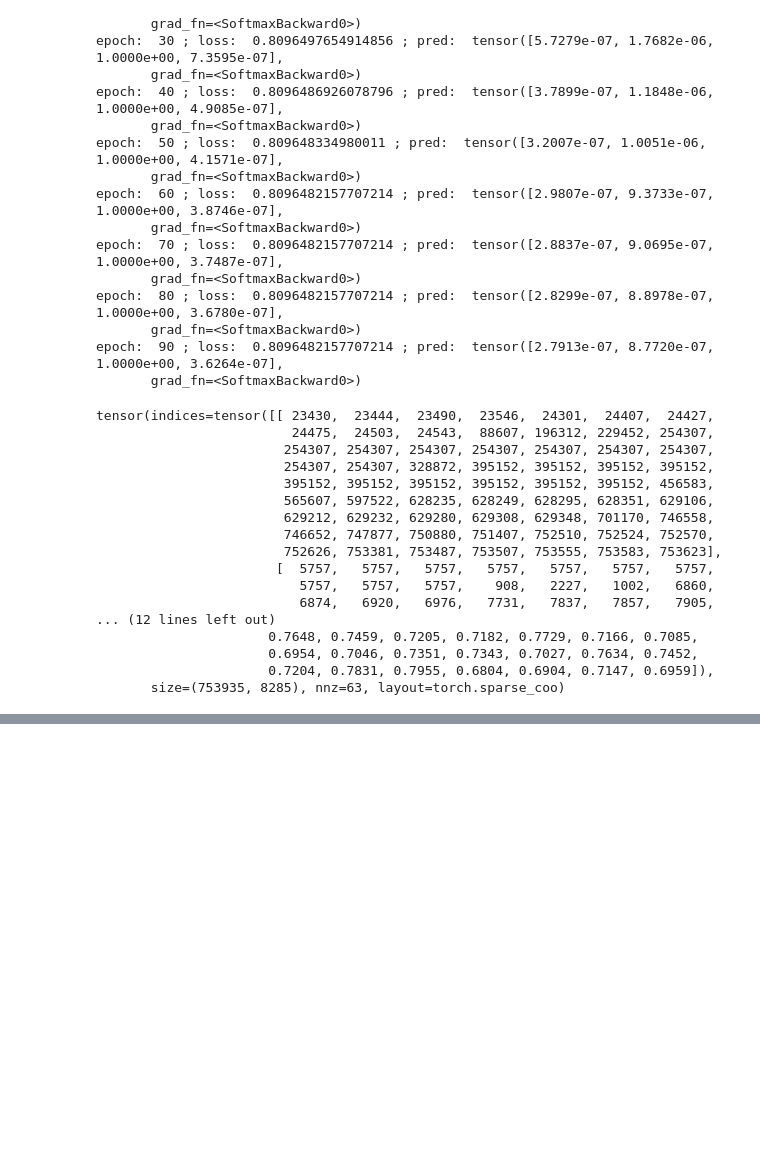
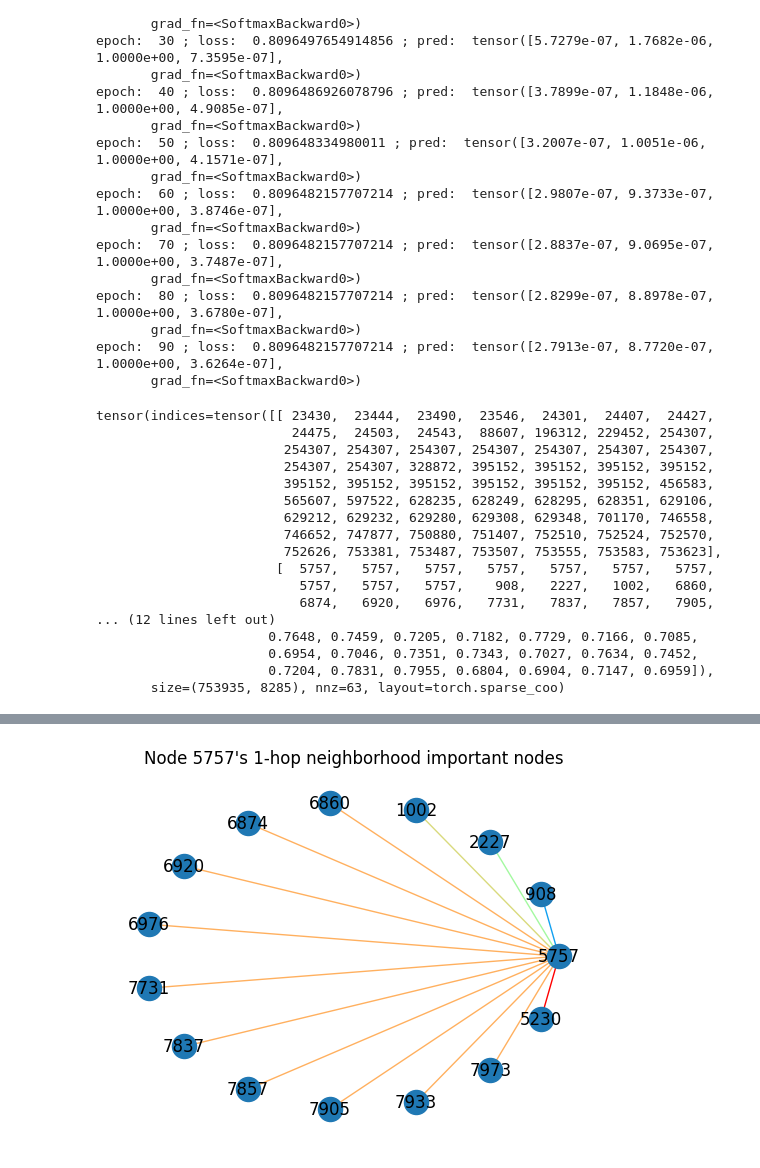
Before and after one commit to traopia/RGCN-Explainer, a Jupyter notebook: RGCN_explainer.ipynb, the cells around one changed output, grey strips where cells are left out. Saved outputs shown, nothing was run; the diff lists cells and outputs as text; code cells hidden in the pictures; blank space fills up the shorter version.

```diff
--- a/RGCN_explainer.ipynb
+++ b/RGCN_explainer.ipynb
@@ -47,6 +47,11 @@ def edge_index_oneadj(triples):
 #Extract neighborhood
 
 def find_n_hop_neighbors(edge_index, n, node=None):
+    """
+    edge_index
+    n = num hops
+    node = node_idx
+    """
     # create dictionary of node neighborhoods
     neighborhoods = {}
     for i in range(edge_index.max().item() + 1):
@@ -778,10 +783,11 @@ values_indices_nodes = [d[i] for i in indices_nodes[1]]
 
 #np.transpose(indices_nodes)
 new_ver = indices_nodes[0]%data.num_entities
-new_index = np.transpose(np.stack((new_ver, indices_nodes[1])))
-new_index
-G = nx.from_edgelist(new_index)
-list(masked_ver.coalesce().values().detach().numpy())
-G.number_of_edges()
-values_indices_nodes
+indices_nodes[0]/data.num_entities #we indeed have 91 relations so that makes sense that max is around 90.5 sth relation
+# new_index = np.transpose(np.stack((new_ver, indices_nodes[1])))
+# new_index
+# G = nx.from_edgelist(new_index)
+# list(masked_ver.coalesce().values().detach().numpy())
+# G.number_of_edges()
+# values_indices_nodes
 # %% [output]
@@ -866,0 +949,62 @@ KeyError: 0
+# %%
+#Visualize the result
+def visualize_data(node_idx, data, num_hops):
+    """Visualizes the n-hop neighborhood of a given node."""
+    edge_index = edge_index_oneadj(data.triples)
+    sub_edges, neighborhoods, sub_edges_tensor = find_n_hop_neighbors(edge_index, num_hops, node_idx)
+
+    G = nx.from_edgelist(sub_edges)
+
+    #create dict of index - node: to visualize index of the node
+    labeldict = {}
+    for node in G.nodes:
+        labeldict[node] = node
+    print(G.nodes)
+    print(G.number_of_edges)
+    # dict_index = dict_index_classes(data,masked_ver)
+    # #order dict index according to G nodes in networkx
+    # ordered_dict = {}
+    # for item in list(G.nodes):
+    #     ordered_dict[item] = dict_index[item]
+
+    # dict_index = ordered_dict
+
+
+    # #get inverse of dict to allow mapping of different 'classes' of nodes to different nodes
+    # inv_map = {v: k for k, v in dict_index.items()}
+    # print(inv_map) #use inv:map to get a legend of node colors for later
+    # color_list = list(dict_index.values())
+
+    # #make a list out of it
+    # for i in range(len(color_list)):
+    #     if color_list[i] in inv_map:
+    #         color_list[i] = inv_map[color_list[i]]
+
+
+    #edge colors reflect the masked ver values - more important relations have darker color
+    #to check why we have relations than expexted :')
+
+    #can get it through original triples
+    triples_matched = match_to_triples(np.array(sub_edges), data.triples)
+    print(triples_matched)
+    edge_colors = triples_matched[:,1].detach().numpy()
+    print(edge_colors)
+    colormap = plt.cm.ScalarMappable(norm=plt.Normalize(vmin=min(edge_colors), vmax=max(edge_colors)), cmap = "rainbow")
+
+    # Create a color map for each value in the list
+    colors = [colormap.to_rgba(val) for val in edge_colors]
+    #cmap=cm.rainbow(np.array(edge_colors))
+
+
+    # draw graph with edge colors
+    plt.figure()
+    plt.title("Node {}'s {}-hop neighborhood important nodes".format(node_idx, num_hops))
+    pos = nx.circular_layout(G)
+    nx.draw(G, pos=pos, with_labels=True, edge_color = colors, edge_cmap=plt.cm.Reds,labels = labeldict, cmap="Set2" )
+
+
+
+    plt.show()
+
+visualize_data(5757, data, 1)
+# %% [output]
@@ -866,0 +1028 @@ KeyError: 0
+[figure, added]
```
Also changed, not shown: parts of 10 cells of this notebook, 5 other files.
